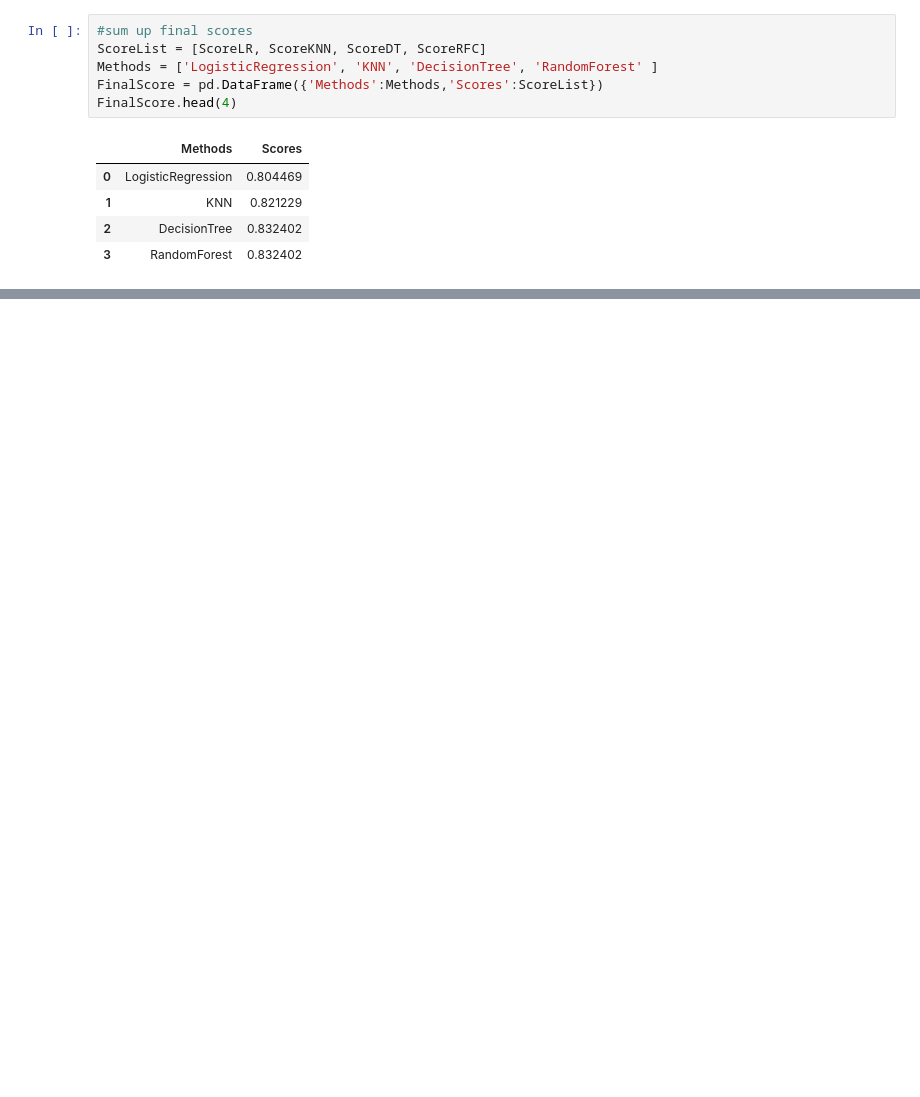
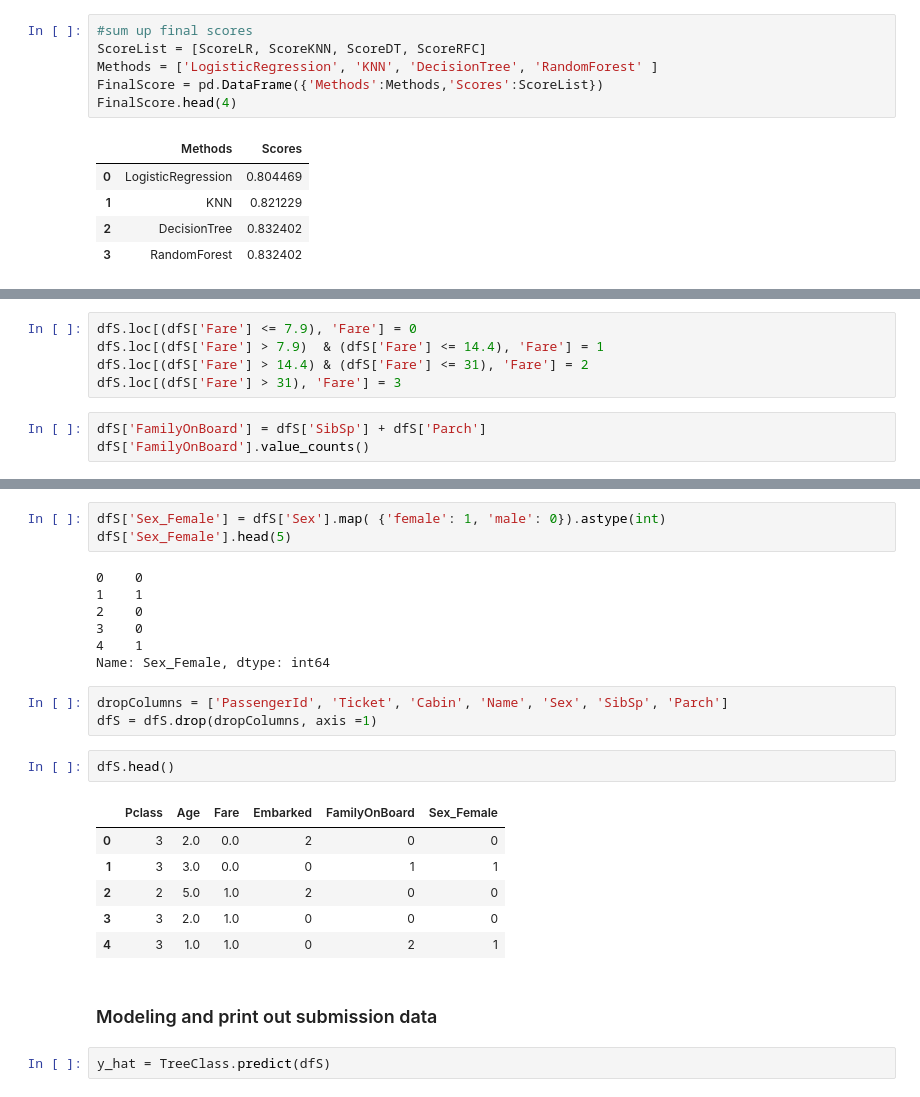
Before and after one commit to LLT9798/Kaggle_titanic-challenge, a Jupyter notebook: titanic.ipynb, the cells around one changed output, grey strips where cells are left out. Drawn from its saved outputs; the diff is of its cells as text; blank space fills up the shorter version.

```diff
--- a/titanic.ipynb
+++ b/titanic.ipynb
@@ -656,0 +684,8 @@ FinalScore.head(4)
+# %%
+dfS.loc[(dfS['Fare'] <= 7.9), 'Fare'] = 0
+dfS.loc[(dfS['Fare'] > 7.9)  & (dfS['Fare'] <= 14.4), 'Fare'] = 1
+dfS.loc[(dfS['Fare'] > 14.4) & (dfS['Fare'] <= 31), 'Fare'] = 2
+dfS.loc[(dfS['Fare'] > 31), 'Fare'] = 3
+# %%
+dfS['FamilyOnBoard'] = dfS['SibSp'] + dfS['Parch']
+dfS['FamilyOnBoard'].value_counts()
@@ -656,0 +703,26 @@ FinalScore.head(4)
+# %%
+dfS['Sex_Female'] = dfS['Sex'].map( {'female': 1, 'male': 0}).astype(int)
+dfS['Sex_Female'].head(5)
+# %% [output]
+0    0
+1    1
+2    0
+3    0
+4    1
+Name: Sex_Female, dtype: int64
+# %%
+dropColumns = ['PassengerId', 'Ticket', 'Cabin', 'Name', 'Sex', 'SibSp', 'Parch']
+dfS = dfS.drop(dropColumns, axis =1)
+# %%
+dfS.head()
+# %% [output]
+|  | Pclass | Age | Fare | Embarked | FamilyOnBoard | Sex_Female |
+| 0 | 3 | 2.0 | 0.0 | 2 | 0 | 0 |
+| 1 | 3 | 3.0 | 0.0 | 0 | 1 | 1 |
+| 2 | 2 | 5.0 | 1.0 | 2 | 0 | 0 |
+| 3 | 3 | 2.0 | 1.0 | 0 | 0 | 0 |
+| 4 | 3 | 1.0 | 1.0 | 0 | 2 | 1 |
+# %% [markdown]
+### Modeling and print out submission data
+# %%
+y_hat = TreeClass.predict(dfS)
```
Also changed, not shown: parts of 25 cells of this notebook, 2 other files.
